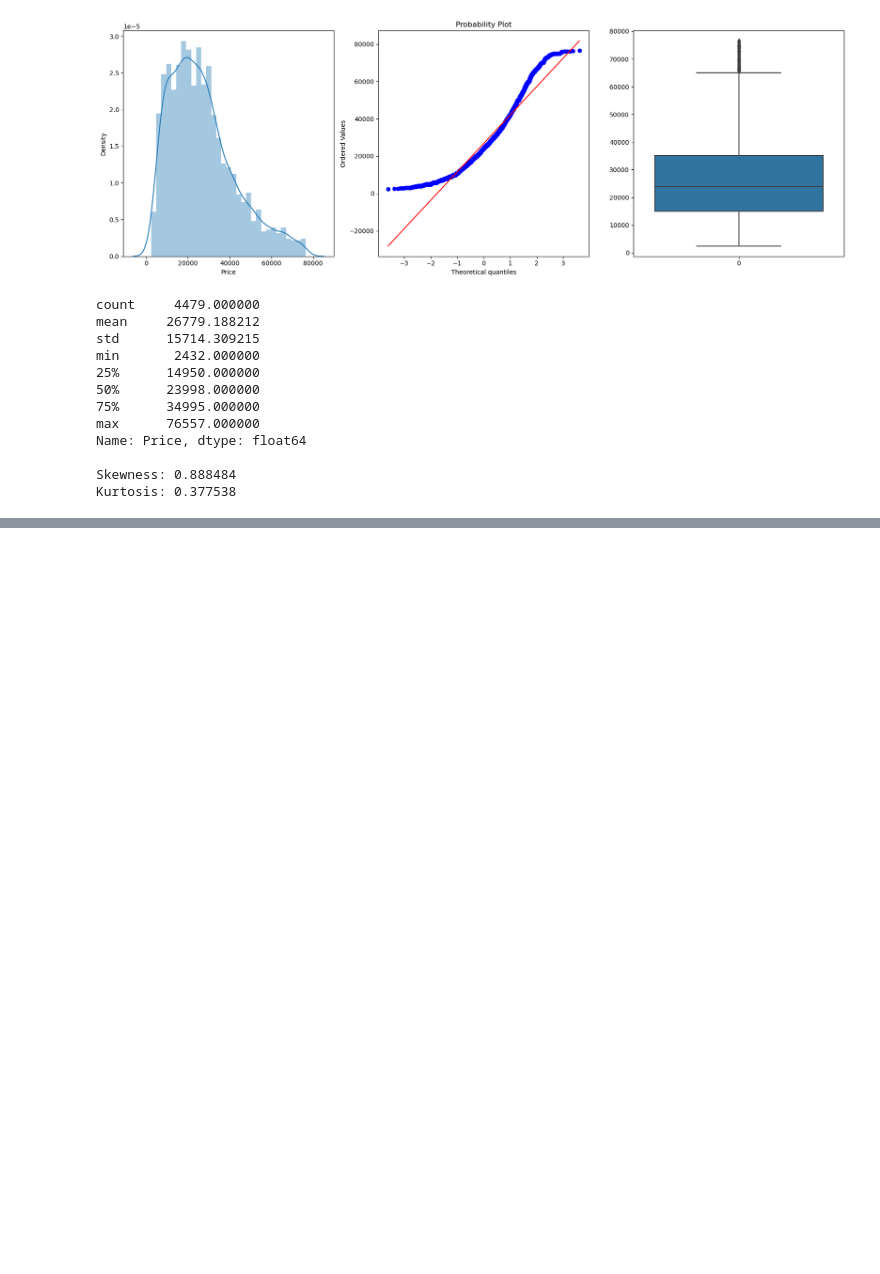
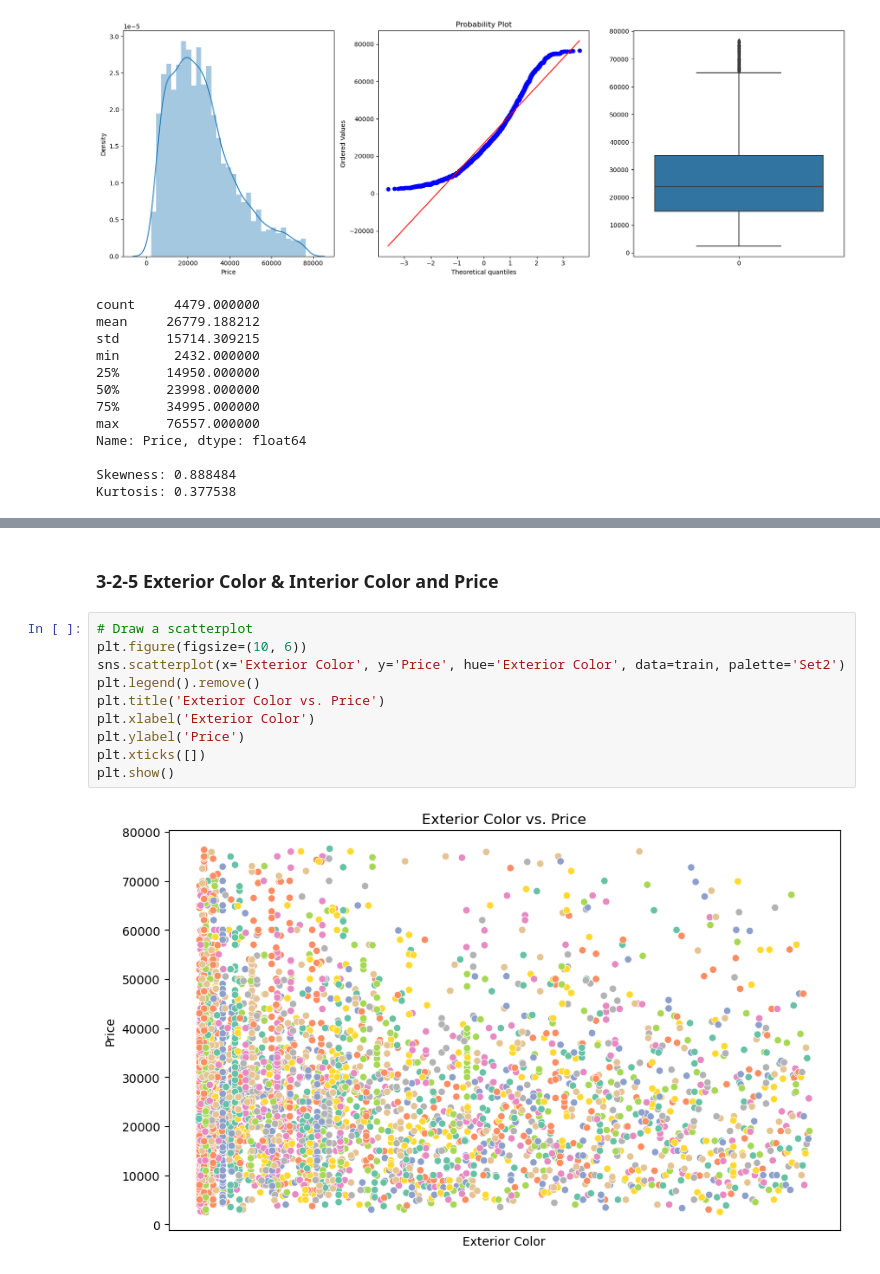
Before and after one commit to kish191919/Predict_Used_Car_Price_by_Python, a Jupyter notebook: Used_Car.ipynb, the cells around one changed output, grey strips where cells are left out. Drawn from its saved outputs; the diff is of its cells as text; blank space fills up the shorter version.

```diff
--- a/Used_Car.ipynb
+++ b/Used_Car.ipynb
@@ -677,0 +451,14 @@ ValueError: feature_names must be string, and may not contain [, ] or <
+# %% [markdown]
+### 3-2-5 Exterior Color & Interior Color and Price
+# %%
+# Draw a scatterplot
+plt.figure(figsize=(10, 6))
+sns.scatterplot(x='Exterior Color', y='Price', hue='Exterior Color', data=train, palette='Set2')
+plt.legend().remove()
+plt.title('Exterior Color vs. Price')
+plt.xlabel('Exterior Color')
+plt.ylabel('Price')
+plt.xticks([])
+plt.show()
+# %% [output]
+[figure, added]
```
Also changed, not shown: parts of 125 cells of this notebook, 2 other files.
